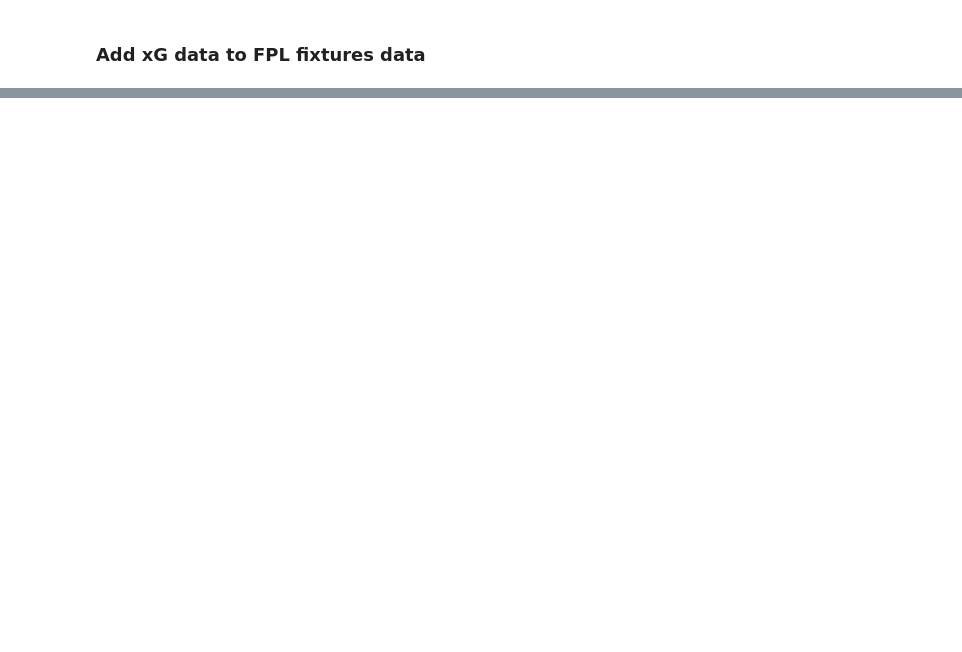
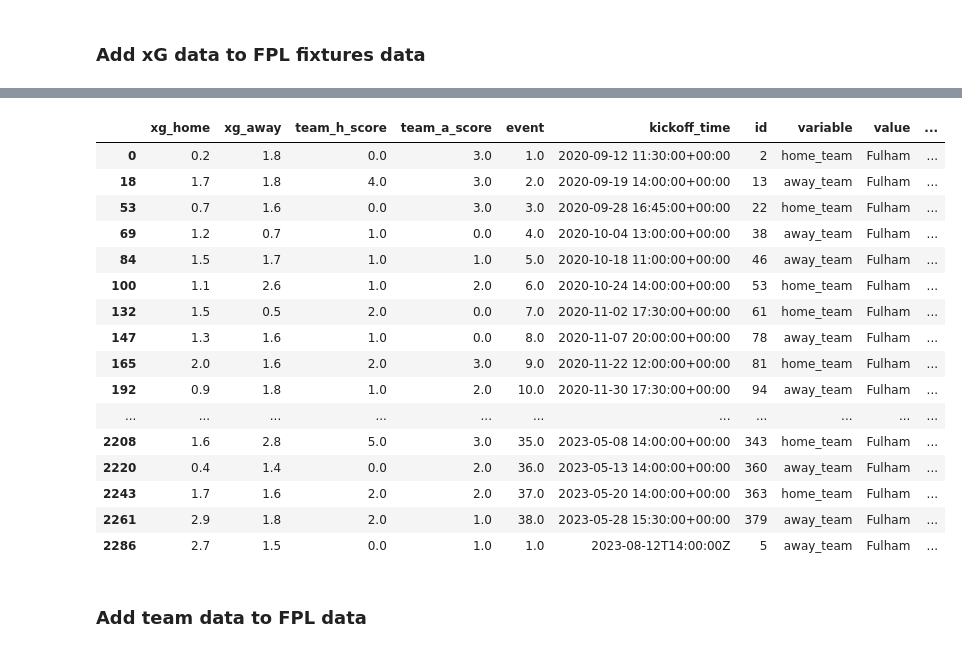
Before and after one commit to jaksticks/Fantasy-Premier-League, a Jupyter notebook: season23_24/notebooks/2_data_processing.ipynb, the cells around one changed output, grey strips where cells are left out. Drawn from its saved outputs; the diff is of its cells as text; code cells hidden in the pictures; blank space fills up the shorter version.

```diff
--- a/season23_24/notebooks/2_data_processing.ipynb
+++ b/season23_24/notebooks/2_data_processing.ipynb
@@ -185,0 +333,4 @@ display(fixtures_fpl[['xg_home', 'xg_away']].isnull().sum())
+# %%
+# concatenate fixtures_melt with team data (previous seasons)
+fixtures_melt = pd.concat([team_data, fixtures_melt], ignore_index=True)
+display(fixtures_melt)
@@ -185,0 +351,18 @@ display(fixtures_fpl[['xg_home', 'xg_away']].isnull().sum())
+# %%
+# get team's xG (home xG if at home, away xG if at an away game)
+fixtures_melt['xG'] = fixtures_melt.apply(lambda x: x['xg_home'] if x['variable']=='home_team' else x['xg_away'], axis=1)
+fixtures_melt['xGA'] = fixtures_melt.apply(lambda x: x['xg_away'] if x['variable']=='home_team' else x['xg_home'], axis=1)
+
+# sort by date
+fixtures_melt = fixtures_melt.sort_values(by='kickoff_time').reset_index(drop=True)
+
+# calculate rolling averages
+rolling_windows = [5,10,20,40]
+
+for i in rolling_windows:
+    fixtures_melt[f'xG_ewm_{i}'] = (fixtures_melt[['value','xG']].groupby(by='value').ewm(alpha=1/i).mean()
+                                    .reset_index().sort_values(by='level_1')['xG'].values)
+    fixtures_melt[f'xGA_ewm_{i}'] = (fixtures_melt[['value','xGA']].groupby(by='value').ewm(alpha=1/i).mean()
+                                    .reset_index().sort_values(by='level_1')['xGA'].values)
+
+display(fixtures_melt)
@@ -185,0 +383,25 @@ display(fixtures_fpl[['xg_home', 'xg_away']].isnull().sum())
+# %%
+# shift team xg data by one so that the target game result is not included
+cols_to_shift = [col for col in fixtures_melt if 'ewm' in col]
+fixtures_melt[cols_to_shift] = fixtures_melt.groupby('value')[cols_to_shift].shift(1)
+# %%
+# check what a given team's stats look like
+fixtures_melt[fixtures_melt.value=='Fulham']
+# %% [output]
+|  | xg_home | xg_away | team_h_score | team_a_score | event | kickoff_time | id | variable | value | ... |
+| 0 | 0.2 | 1.8 | 0.0 | 3.0 | 1.0 | 2020-09-12 11:30:00+00:00 | 2 | home_team | Fulham | ... |
+| 18 | 1.7 | 1.8 | 4.0 | 3.0 | 2.0 | 2020-09-19 14:00:00+00:00 | 13 | away_team | Fulham | ... |
+| 53 | 0.7 | 1.6 | 0.0 | 3.0 | 3.0 | 2020-09-28 16:45:00+00:00 | 22 | home_team | Fulham | ... |
+| 69 | 1.2 | 0.7 | 1.0 | 0.0 | 4.0 | 2020-10-04 13:00:00+00:00 | 38 | away_team | Fulham | ... |
+| 84 | 1.5 | 1.7 | 1.0 | 1.0 | 5.0 | 2020-10-18 11:00:00+00:00 | 46 | away_team | Fulham | ... |
+| 100 | 1.1 | 2.6 | 1.0 | 2.0 | 6.0 | 2020-10-24 14:00:00+00:00 | 53 | home_team | Fulham | ... |
+| 132 | 1.5 | 0.5 | 2.0 | 0.0 | 7.0 | 2020-11-02 17:30:00+00:00 | 61 | home_team | Fulham | ... |
+| 147 | 1.3 | 1.6 | 1.0 | 0.0 | 8.0 | 2020-11-07 20:00:00+00:00 | 78 | away_team | Fulham | ... |
+| 165 | 2.0 | 1.6 | 2.0 | 3.0 | 9.0 | 2020-11-22 12:00:00+00:00 | 81 | home_team | Fulham | ... |
+| 192 | 0.9 | 1.8 | 1.0 | 2.0 | 10.0 | 2020-11-30 17:30:00+00:00 | 94 | away_team | Fulham | ... |
+| ... | ... | ... | ... | ... | ... | ... | ... | ... | ... | ... |
+| 2208 | 1.6 | 2.8 | 5.0 | 3.0 | 35.0 | 2023-05-08 14:00:00+00:00 | 343 | home_team | Fulham | ... |
+| 2220 | 0.4 | 1.4 | 0.0 | 2.0 | 36.0 | 2023-05-13 14:00:00+00:00 | 360 | away_team | Fulham | ... |
+| 2243 | 1.7 | 1.6 | 2.0 | 2.0 | 37.0 | 2023-05-20 14:00:00+00:00 | 363 | home_team | Fulham | ... |
+| 2261 | 2.9 | 1.8 | 2.0 | 1.0 | 38.0 | 2023-05-28 15:30:00+00:00 | 379 | away_team | Fulham | ... |
+| 2286 | 2.7 | 1.5 | 0.0 | 1.0 | 1.0 | 2023-08-12T14:00:00Z | 5 | away_team | Fulham | ... |
@@ -185,0 +412,2 @@ display(fixtures_fpl[['xg_home', 'xg_away']].isnull().sum())
+# %% [markdown]
+### Add team data to FPL data
```
Also changed, not shown: parts of 43 cells of this notebook.
